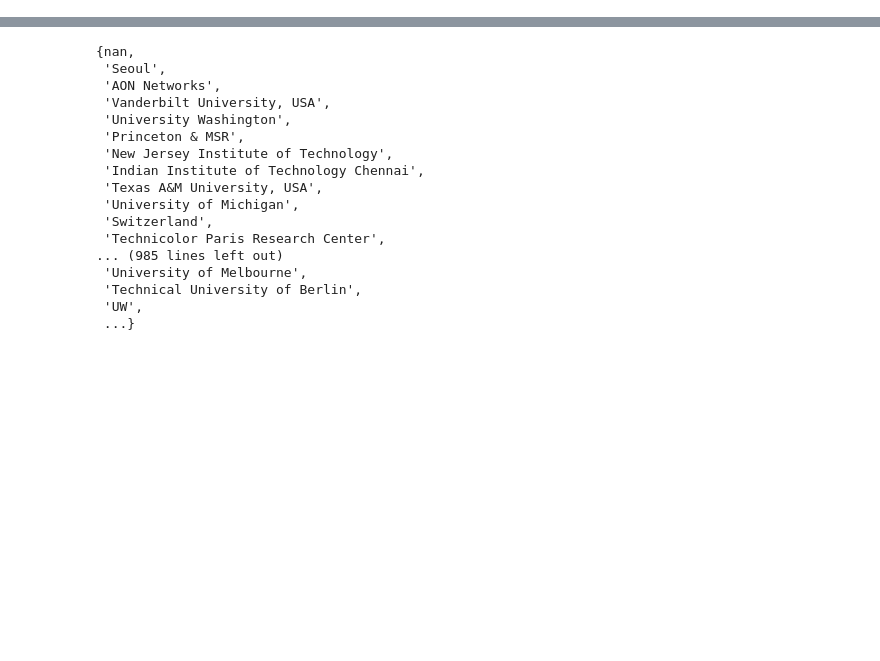
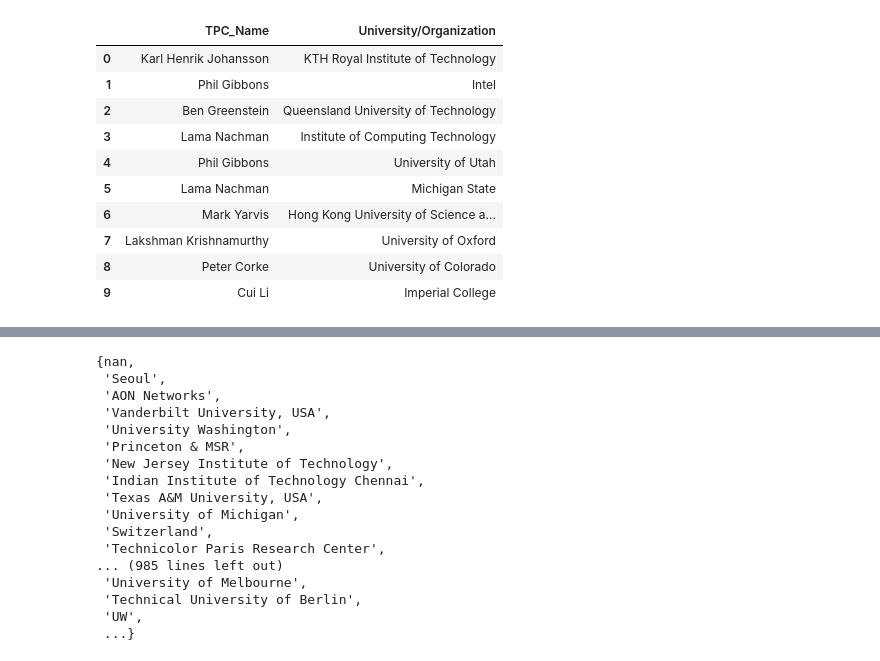
Before and after one commit to MistryWoman/Dashboard, a Jupyter notebook: Fuzzy.ipynb, the cells around one changed output, grey strips where cells are left out. Drawn from its saved outputs; the diff is of its cells as text; code cells hidden in the pictures; blank space fills up the shorter version.

```diff
--- a/Bubble.ipynb
+++ b/Fuzzy.ipynb
@@ -53,0 +118,14 @@ sigcomm_tpc = pd.read_csv('data/Clean_TPC/sigcomm_clean.csv')
+# %%
+b
+# %% [output]
+|  | TPC_Name | University/Organization |
+| 0 | Karl Henrik Johansson | KTH Royal Institute of Technology |
+| 1 | Phil Gibbons | Intel |
+| 2 | Ben Greenstein | Queensland University of Technology |
+| 3 | Lama Nachman | Institute of Computing Technology |
+| 4 | Phil Gibbons | University of Utah |
+| 5 | Lama Nachman | Michigan State |
+| 6 | Mark Yarvis | Hong Kong University of Science a... |
+| 7 | Lakshman Krishnamurthy | University of Oxford |
+| 8 | Peter Corke | University of Colorado |
+| 9 | Cui Li | Imperial College |
```
Also changed, not shown: parts of 13 cells of this notebook.
